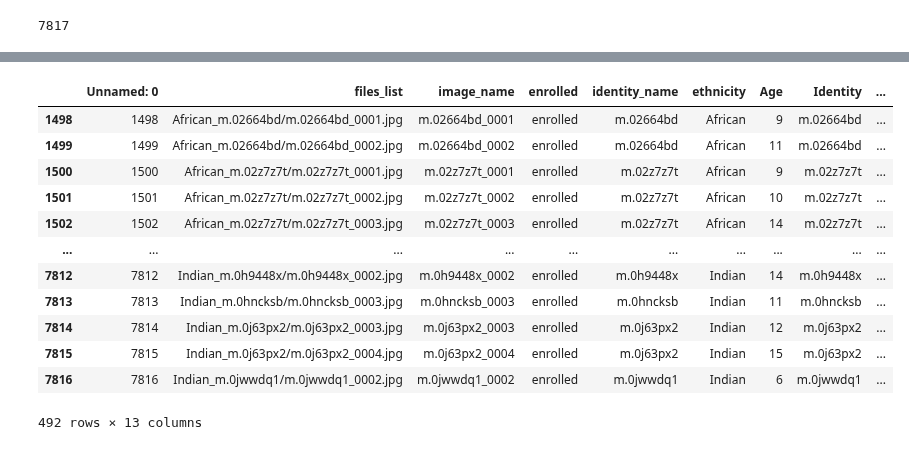
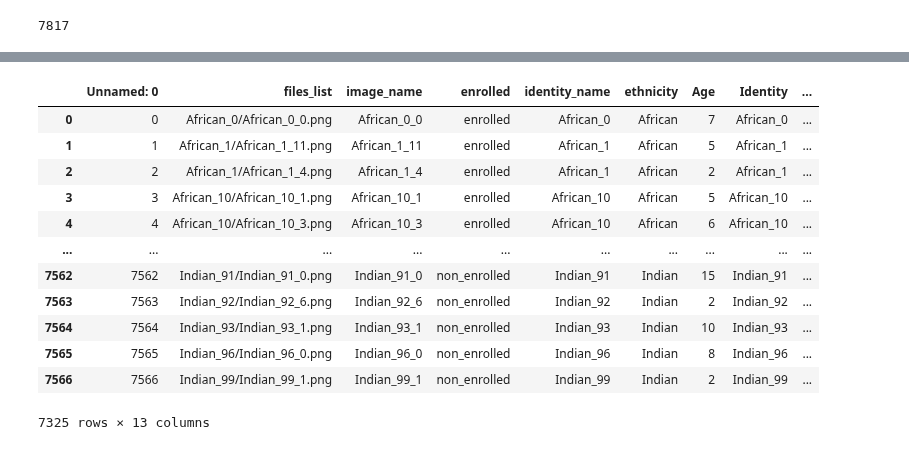
Before and after one commit to Kat-Gabi/Master_Thesis, a Jupyter notebook: notebooks/loadings/move_data.ipynb, the cells around one changed output, grey strips where cells are left out. Drawn from its saved outputs; the diff is of its cells as text; code cells hidden in the pictures.

```diff
--- a/notebooks/loadings/move_data.ipynb
+++ b/notebooks/loadings/move_data.ipynb
@@ -192,16 +176,16 @@ children_df
 # %%
-children_df[children_df["image_name"].str.contains('\.')]
+children_df[~children_df["image_name"].str.contains('\.')]
 # %% [output]
 |  | Unnamed: 0 | files_list | image_name | enrolled | identity_name | ethnicity | Age | Identity | ... |
-| 1498 | 1498 | African_m.02664bd/m.02664bd_0001.jpg | m.02664bd_0001 | enrolled | m.02664bd | African | 9 | m.02664bd | ... |
-| 1499 | 1499 | African_m.02664bd/m.02664bd_0002.jpg | m.02664bd_0002 | enrolled | m.02664bd | African | 11 | m.02664bd | ... |
-| 1500 | 1500 | African_m.02z7z7t/m.02z7z7t_0001.jpg | m.02z7z7t_0001 | enrolled | m.02z7z7t | African | 9 | m.02z7z7t | ... |
-| 1501 | 1501 | African_m.02z7z7t/m.02z7z7t_0002.jpg | m.02z7z7t_0002 | enrolled | m.02z7z7t | African | 10 | m.02z7z7t | ... |
-| 1502 | 1502 | African_m.02z7z7t/m.02z7z7t_0003.jpg | m.02z7z7t_0003 | enrolled | m.02z7z7t | African | 14 | m.02z7z7t | ... |
+| 0 | 0 | African_0/African_0_0.png | African_0_0 | enrolled | African_0 | African | 7 | African_0 | ... |
+| 1 | 1 | African_1/African_1_11.png | African_1_11 | enrolled | African_1 | African | 5 | African_1 | ... |
+| 2 | 2 | African_1/African_1_4.png | African_1_4 | enrolled | African_1 | African | 2 | African_1 | ... |
+| 3 | 3 | African_10/African_10_1.png | African_10_1 | enrolled | African_10 | African | 5 | African_10 | ... |
+| 4 | 4 | African_10/African_10_3.png | African_10_3 | enrolled | African_10 | African | 6 | African_10 | ... |
 | ... | ... | ... | ... | ... | ... | ... | ... | ... | ... |
-| 7812 | 7812 | Indian_m.0h9448x/m.0h9448x_0002.jpg | m.0h9448x_0002 | enrolled | m.0h9448x | Indian | 14 | m.0h9448x | ... |
-| 7813 | 7813 | Indian_m.0hncksb/m.0hncksb_0003.jpg | m.0hncksb_0003 | enrolled | m.0hncksb | Indian | 11 | m.0hncksb | ... |
-| 7814 | 7814 | Indian_m.0j63px2/m.0j63px2_0003.jpg | m.0j63px2_0003 | enrolled | m.0j63px2 | Indian | 12 | m.0j63px2 | ... |
-| 7815 | 7815 | Indian_m.0j63px2/m.0j63px2_0004.jpg | m.0j63px2_0004 | enrolled | m.0j63px2 | Indian | 15 | m.0j63px2 | ... |
-| 7816 | 7816 | Indian_m.0jwwdq1/m.0jwwdq1_0002.jpg | m.0jwwdq1_0002 | enrolled | m.0jwwdq1 | Indian | 6 | m.0jwwdq1 | ... |
+| 7562 | 7562 | Indian_91/Indian_91_0.png | Indian_91_0 | non_enrolled | Indian_91 | Indian | 15 | Indian_91 | ... |
+| 7563 | 7563 | Indian_92/Indian_92_6.png | Indian_92_6 | non_enrolled | Indian_92 | Indian | 2 | Indian_92 | ... |
+| 7564 | 7564 | Indian_93/Indian_93_1.png | Indian_93_1 | non_enrolled | Indian_93 | Indian | 10 | Indian_93 | ... |
+| 7565 | 7565 | Indian_96/Indian_96_0.png | Indian_96_0 | non_enrolled | Indian_96 | Indian | 8 | Indian_96 | ... |
+| 7566 | 7566 | Indian_99/Indian_99_1.png | Indian_99_1 | non_enrolled | Indian_99 | Indian | 2 | Indian_99 | ... |
-492 rows × 13 columns
+7325 rows × 13 columns
```
Also changed, not shown: parts of 5 cells of this notebook, 1 other file.
